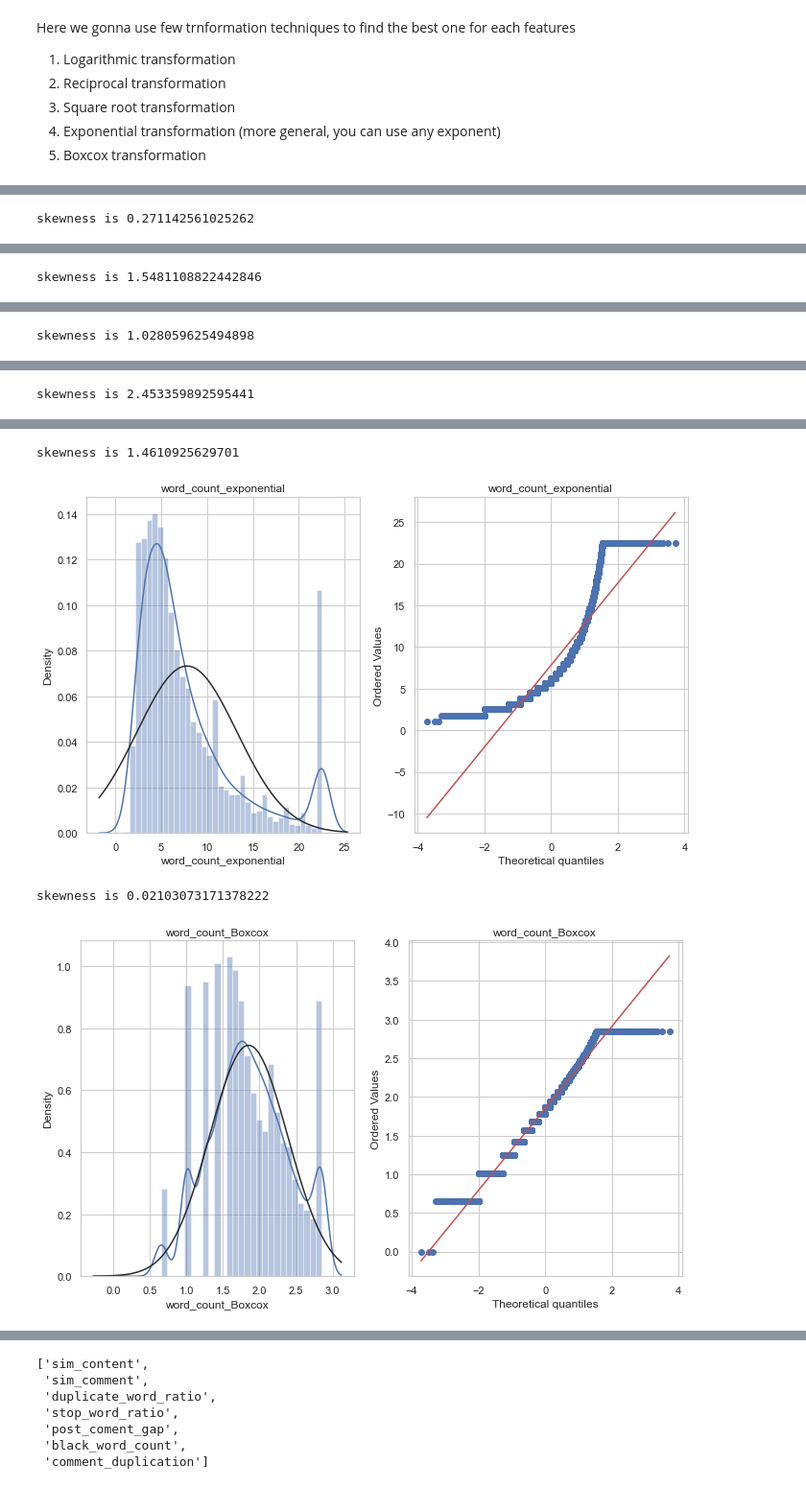
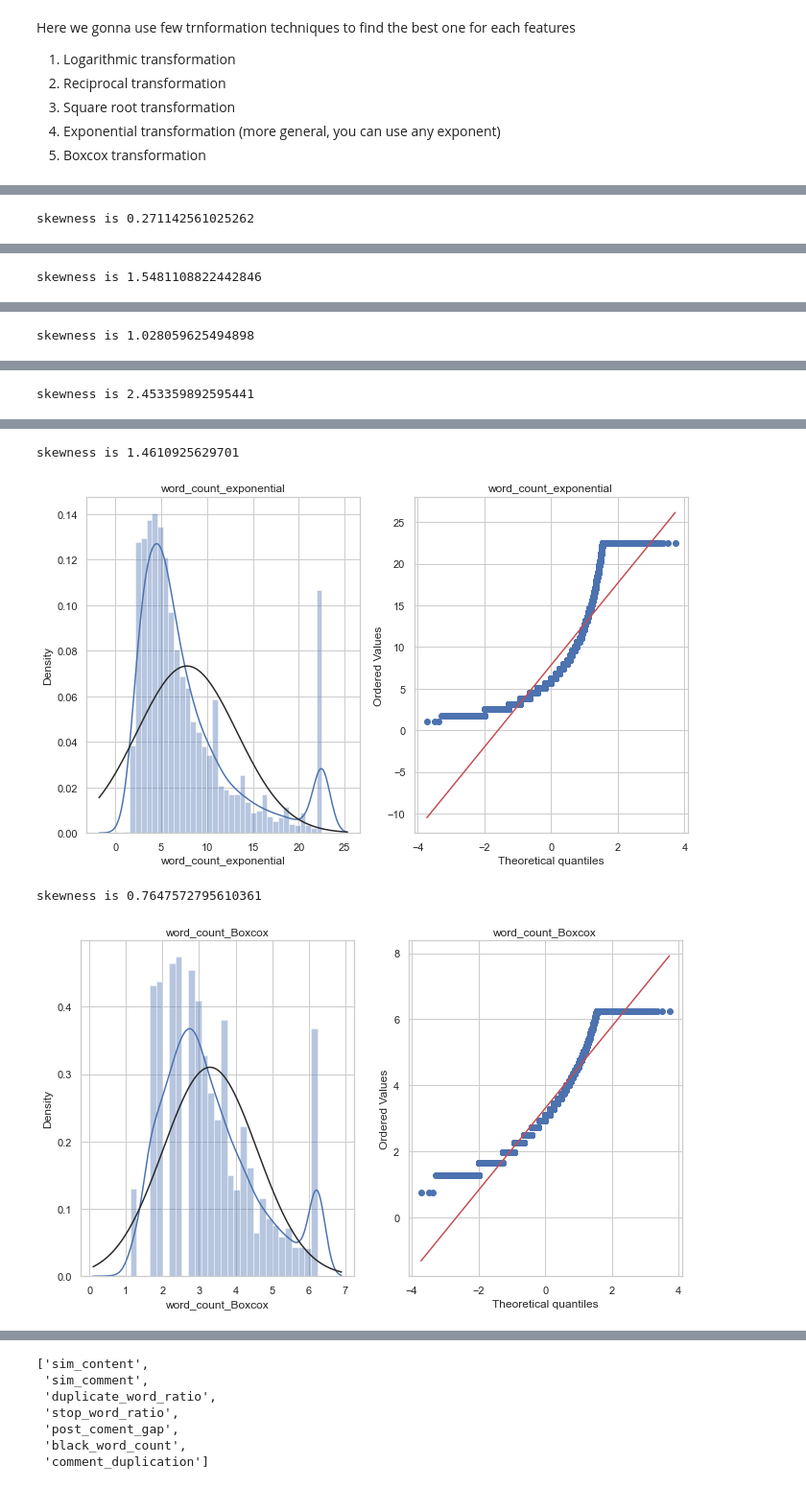
Before and after one commit to OvinduWijethunge/Machine_Learning_Projects, a Jupyter notebook: youtube spam classifier/EAD & FE.ipynb, the cells around one changed output, grey strips where cells are left out. Shown at 96% size. Cells and saved outputs as stored; diff of their text form; code cells hidden in the pictures.

```diff
--- a/youtube spam classifier/EAD & FE.ipynb
+++ b/youtube spam classifier/EAD & FE.ipynb
@@ -836,7 +837,7 @@ for i in ['sim_content']:
     df12[i+'_exponential']=df12[i]**(1/1.2)
     plot_data(df12,i+'_exponential')
 
-    df12[i+'_Boxcox'],parameters=stat.boxcox(df12[i]+0.000001)
+    df12[i+'_Boxcox']=boxcox1p(df12[i],0.25)
     plot_data(df12,i+'_Boxcox')
 # %% [output]
 skewness is 0.3165190656369744
@@ -853,6 +854,6 @@ skewness is -0.04354772653578609
 # boxcox transformation is better for sim_content
 # we gonna add it to df11
 # %%
-df11['sim_content'],parameters=stat.boxcox(df11['sim_content']+0.000001)
+df11['sim_content']=boxcox1p(df11['sim_content'],0.25)
 plot_data(df11,'sim_content')
 # %% [output]
@@ -878,7 +879,7 @@ for i in ['sim_comment']:
     df12[i+'_exponential']=df12[i]**(1/1.2)
     plot_data(df12,i+'_exponential')
 
-    df12[i+'_Boxcox'],parameters=stat.boxcox(df12[i]+0.000001)
+    df12[i+'_Boxcox']=boxcox1p(df12[i],0.25)
     plot_data(df12,i+'_Boxcox')
 # %% [output]
 skewness is 0.25957758213458343
@@ -895,6 +896,6 @@ skewness is -0.012121046966733766
 # boxcox is better for sin_comment
 # we gonna add it to df11
 # %%
-df11['sim_comment'],parametes=stat.boxcox(df12['sim_comment']+0.000001)
+df11['sim_comment']=boxcox1p(df12['sim_comment'],0.25)
 plot_data(df11,'sim_comment')
 # %% [output]
@@ -906,35 +907,35 @@ df12 = df11.copy()
 # %%
 for i in ['word_count']:
     df12[i+'_log']=np.log(df12[i])
     plot_data(df12,i+'_log')
 
     df12[i+'_reciprocal']=1/df12[i]
     plot_data(df12,i+'_reciprocal')
 
     df12[i+'_sqr_root']=df12[i]**(1/2)
     plot_data(df12,i+'_sqr_root')
 
     df12[i+'_sqr']=df12[i]**2
     plot_data(df12,i+'_sqr')
 
     df12[i+'_exponential']=df12[i]**(1/1.2)
     plot_data(df12,i+'_exponential')
 
-    df12[i+'_Boxcox'],parameters=stat.boxcox(df12[i]+0.000001)
+    df12[i+'_Boxcox']=boxcox1p(df12[i],0.25)
     plot_data(df12,i+'_Boxcox')
 # %% [output]
 skewness is 0.271142561025262
 [figure]
 skewness is 1.5481108822442846
 [figure]
 skewness is 1.028059625494898
 [figure]
 skewness is 2.453359892595441
 [figure]
 skewness is 1.4610925629701
 [figure]
-skewness is 0.02103073171378222
+skewness is 0.7647572795610361
-[figure, old version]
+[figure, new version]
 # %%
 # Boxcox transformation is better for word_count
 # we gonna add it to df11
```
Also changed, not shown: parts of 20 cells of this notebook, 3 other files.
